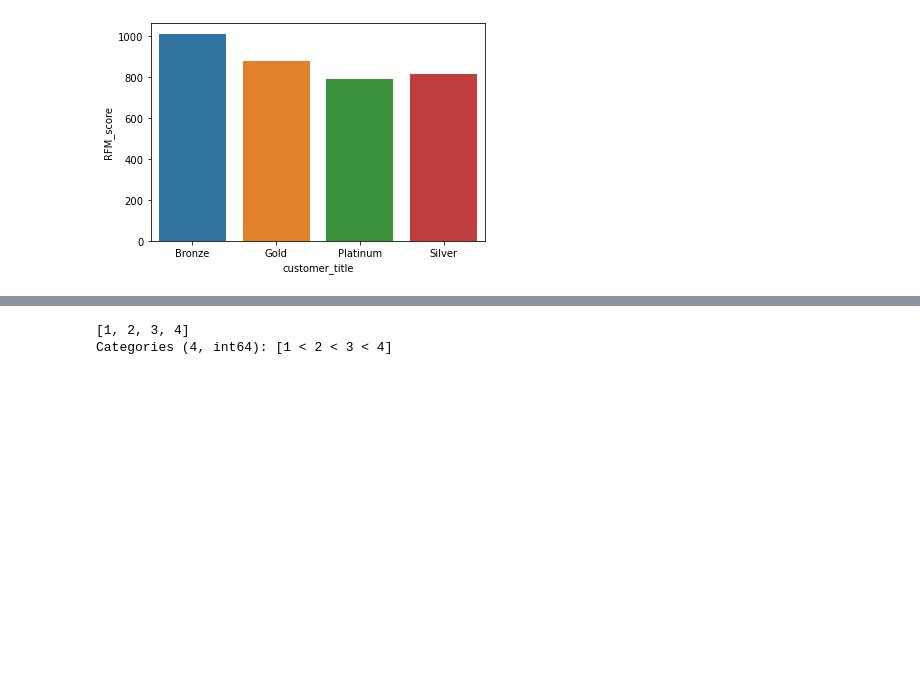
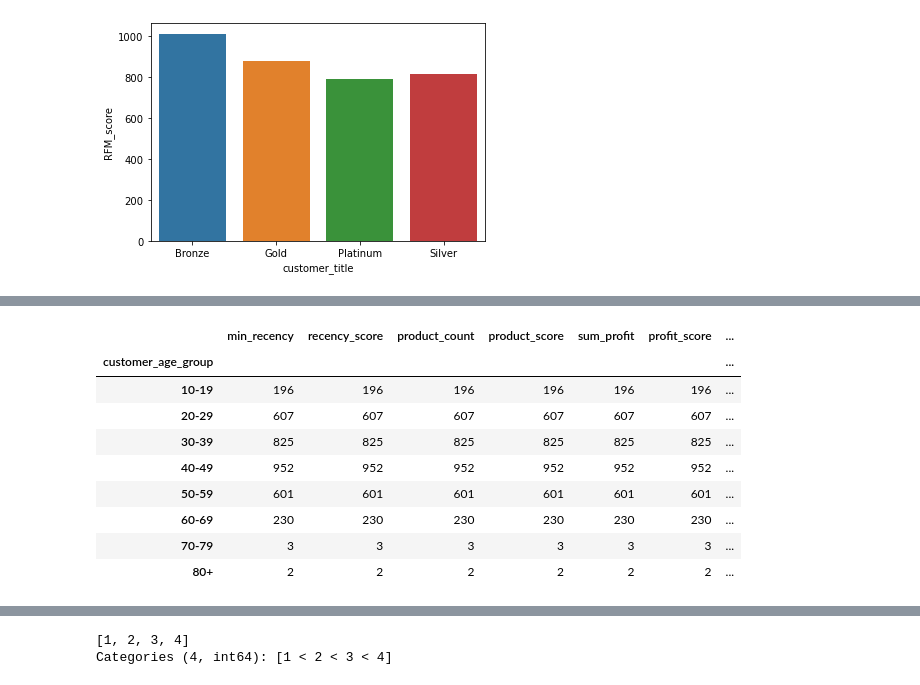
Before and after one commit to daniel8691/Market_strategy_analysis, a Jupyter notebook: Module_two/module_two_dataanalysis.ipynb, the cells around one changed output, grey strips where cells are left out. Saved outputs shown, nothing was run; the diff lists cells and outputs as text; code cells hidden in the pictures; blank space fills up the shorter version.

```diff
--- a/Module_two/module_two_dataanalysis.ipynb
+++ b/Module_two/module_two_dataanalysis.ipynb
@@ -380,0 +502,13 @@ ax = sns.barplot(x=customertitle_grouped_df.index, y= customertitle_grouped_df['
+# %%
+customer_df.groupby(by="customer_age_group").count()
+# %% [output]
+|  | min_recency | recency_score | product_count | product_score | sum_profit | profit_score | ... |
+| customer_age_group |  |  |  |  |  |  | ... |
+| 10-19 | 196 | 196 | 196 | 196 | 196 | 196 | ... |
+| 20-29 | 607 | 607 | 607 | 607 | 607 | 607 | ... |
+| 30-39 | 825 | 825 | 825 | 825 | 825 | 825 | ... |
+| 40-49 | 952 | 952 | 952 | 952 | 952 | 952 | ... |
+| 50-59 | 601 | 601 | 601 | 601 | 601 | 601 | ... |
+| 60-69 | 230 | 230 | 230 | 230 | 230 | 230 | ... |
+| 70-79 | 3 | 3 | 3 | 3 | 3 | 3 | ... |
+| 80+ | 2 | 2 | 2 | 2 | 2 | 2 | ... |
```
Also changed, not shown: parts of 22 cells of this notebook.
